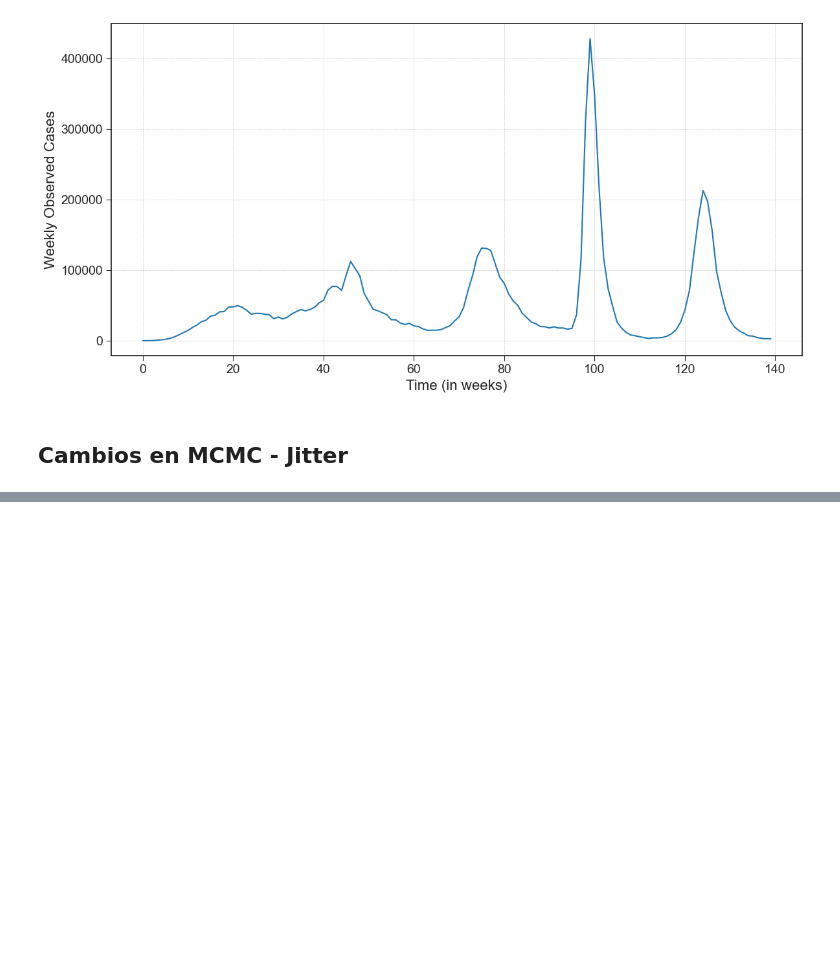
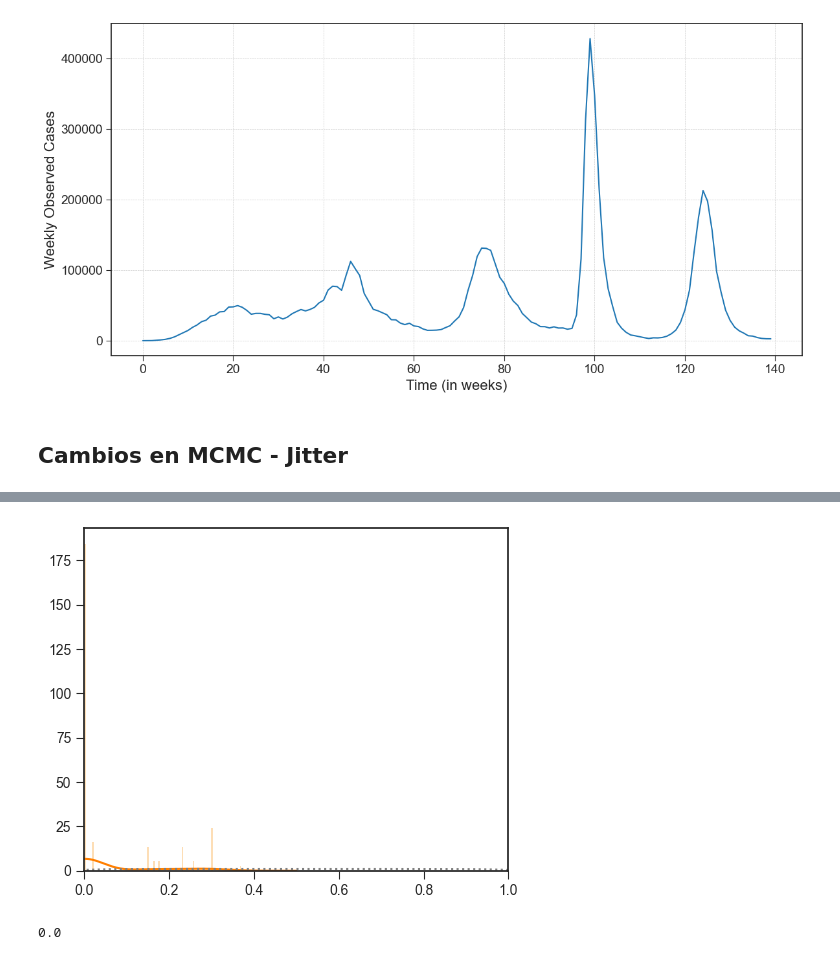
Before and after one commit to fjmedinaaguayo/pmmh_covid, a Jupyter notebook: Revised Functions.ipynb, the cells around one changed output, grey strips where cells are left out. Cells and saved outputs as stored; diff of their text form; code cells hidden in the pictures; blank space fills up the shorter version.

```diff
--- a/Revised Functions.ipynb
+++ b/Revised Functions.ipynb
@@ -377,0 +564,22 @@ LL
+# %%
+plt.figure(figsize=(5, 4))
+plt.hist(
+    theta_samples[2, :],
+    bins=100,
+    color=colors[6],
+    density=True,
+    edgecolor='none',
+    alpha=0.5
+)
+sns.kdeplot(theta_samples[2,:], linewidth=1.5, color=colors[7])
+sns.kdeplot(stats.uniform(0,1).rvs(5000),linewidth=1.5, color='grey', linestyle=':')
+
+plt.xlim(0,1)
+plt.ylabel('')
+plt.tight_layout()
+plt.show()
+
+print(np.median(theta_samples[2, :]))
+# %% [output]
+[figure, added]
+0.0
```
Also changed, not shown: parts of 15 cells of this notebook.
